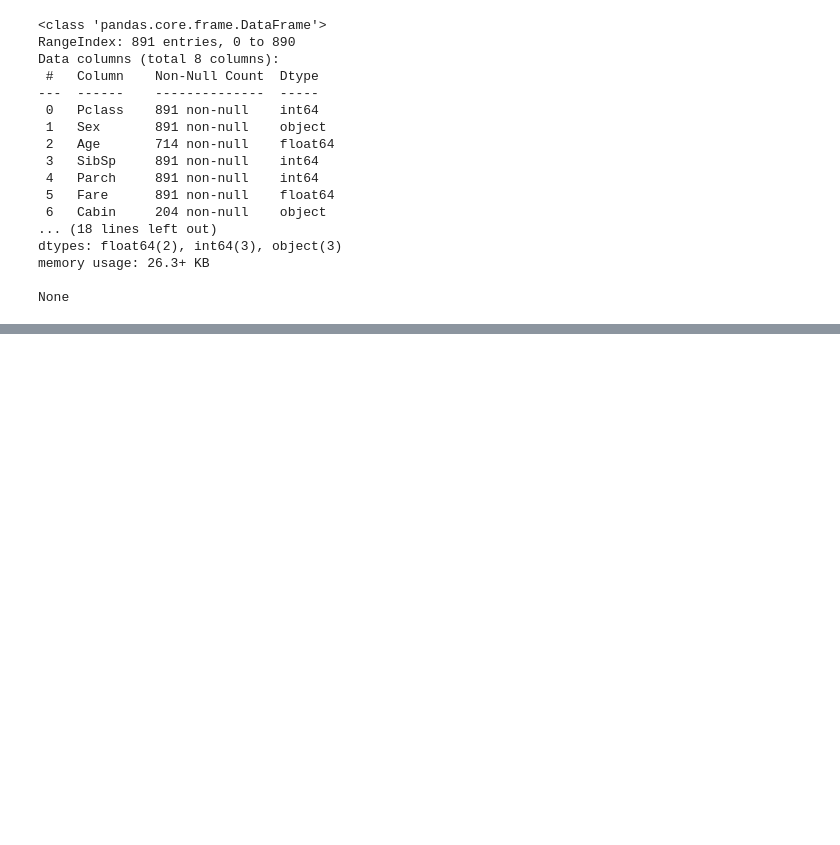
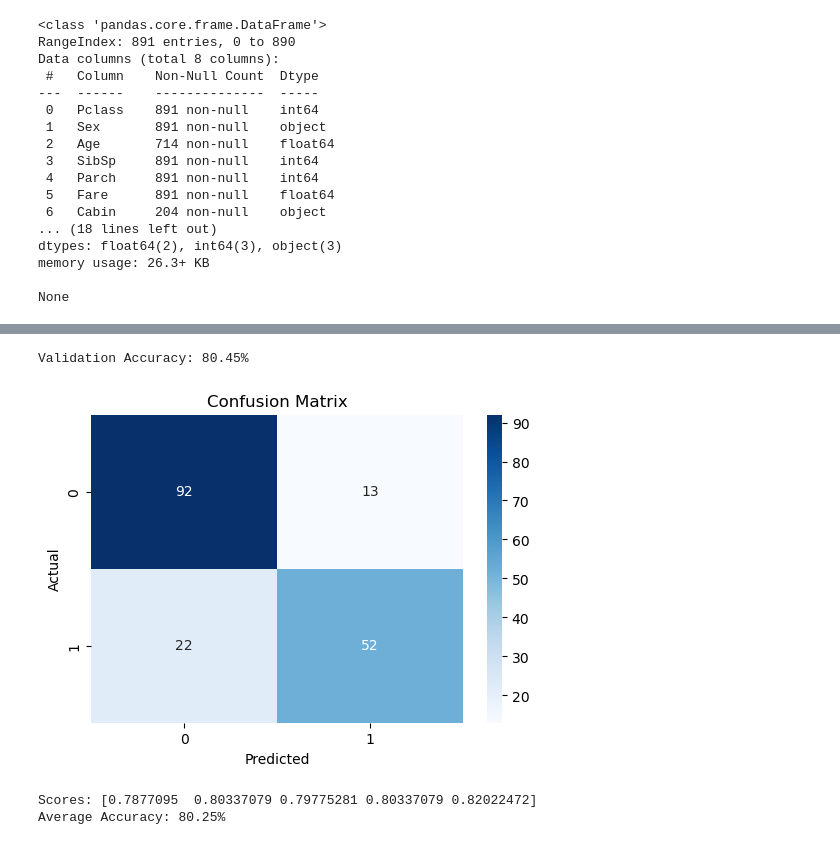
Before and after one commit to ArsalanHashmi777/Titanic, a Jupyter notebook: titanic_model.ipynb, the cells around one changed output, grey strips where cells are left out. Saved outputs shown, nothing was run; the diff lists cells and outputs as text; code cells hidden in the pictures; blank space fills up the shorter version.

Commit message:
Added markdown "Model Comparison and Validation" section and added more validation and comparison logic and also added Confusion matrices for all models used.

```diff
--- a/titanic_model.ipynb
+++ b/titanic_model.ipynb
@@ -159,0 +258,59 @@ Validation Accuracy: 81.01%
+# %%
+"""Random Forest Validation, Cross-Validation and its Confusion Matrix"""
+
+# --- STEP 1: MANUALLY CONFIGURE THE BEST ESTIMATOR TO PREVENT OVERFITTING ---
+# We take what we learned from GridSearch but "soften" it to prevent overfitting.
+# By setting max_depth and min_samples_leaf, we force the model to look at
+# 'groups' of people rather than 'individuals'.
+rf_model = RandomForestClassifier(
+    n_estimators=200,      # High number of trees for a stable average
+    max_depth=5,           # LIMIT depth to prevent memorizing the train set
+    min_samples_leaf=5,    # Each "rule" must apply to at least 5 people
+    min_samples_split=10,  # Each branch must have 10 people before splitting
+    random_state=42,
+    n_jobs=-1
+)
+
+# --- STEP 2: BUILD THE PIPELINE ---
+# We use the same preprocessing logic that got us to 82.16%
+rf_pipeline = get_preprocessing_pipeline(X_train_engineered, rf_model)
+
+# --- STEP 3: TRAIN ON VALIDATION DATA ---
+# Re-fit the pipeline on ONLY the 80% training portion
+rf_pipeline.fit(X_val_train, y_val_train)
+
+# Get predictions
+y_pred = rf_pipeline.predict(X_val_test)
+
+# Calculate Accuracy
+acc = accuracy_score(y_val_test, y_pred)
+print(f"Validation Accuracy: {acc * 100:.2f}%")
+
+cm = confusion_matrix(y_val_test, y_pred)
+
+plt.figure(figsize=(6,4))
+sns.heatmap(cm, annot=True, fmt='d', cmap='Blues')
+plt.xlabel('Predicted')
+plt.ylabel('Actual')
+plt.title('Confusion Matrix')
+plt.show()
+
+"""
+Run cross-validation on the preprocessing pipeline with engineered features
+and print the fold scores plus summary statistics.
+"""
+
+# Run 5-fold cross validation on the full engineered training set.
+# This returns one accuracy score for each fold.
+scores = cross_val_score(pipeline, X_train_engineered, y_train, cv=5)
+
+# Print the individual fold accuracy scores.
+print(f"Scores: {scores}")
+
+# Print the mean accuracy across all folds as an overall estimate.
+print(f"Average Accuracy: {scores.mean() * 100:.2f}%")
+# %% [output]
+Validation Accuracy: 80.45%
+[figure, added]
+Scores: [0.7877095  0.80337079 0.79775281 0.80337079 0.82022472]
+Average Accuracy: 80.25%
```
Also changed, not shown: parts of 17 cells of this notebook.
